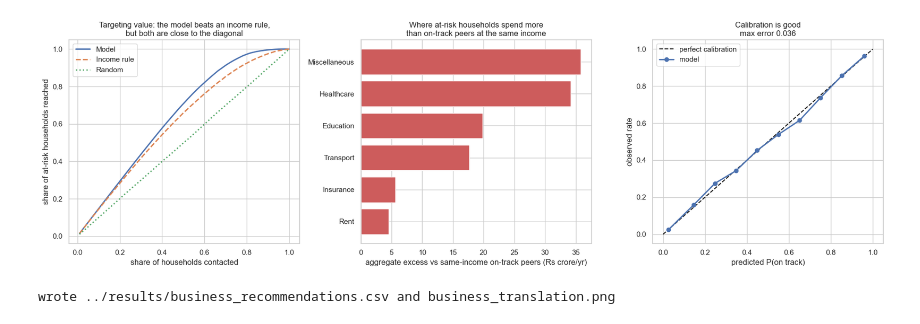
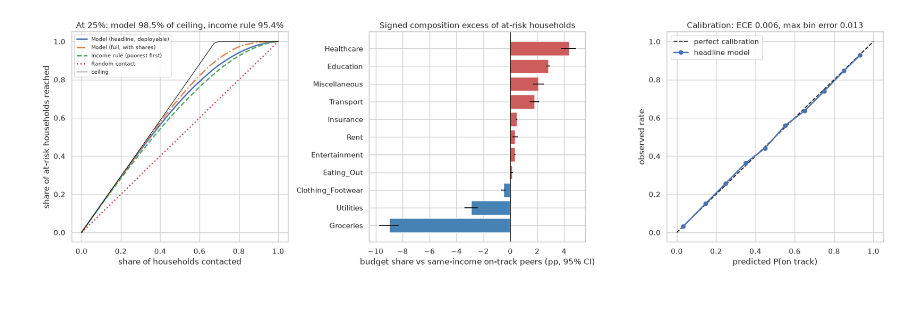
Before and after one commit to saint2706/savings-goal-classifier, a Jupyter notebook: notebooks/07_business_translation.ipynb, the cells around one changed output. Saved outputs shown, nothing was run; the diff lists cells and outputs as text; code cells hidden in the pictures.

```diff
--- a/notebooks/07_business_translation.ipynb
+++ b/notebooks/07_business_translation.ipynb
@@ -234,13 +0,0 @@ Other_Urban             0.8575  11410
-# %%
-# 3. The measurement caveat, quantified: how much of the at-risk group is an artifact
-#    of income under-reporting rather than genuine shortfall?
-implausible = df["Savings_Rate"] < -1.0     # spends more than 2x reported income
-print(f"households reporting consumption > 2x income: {implausible.sum():,} ({implausible.mean():.1%})")
-print(f"  of these, classified at-risk: {(df.loc[implausible, 'Goal_Met'] == 0).mean():.1%}")
-print(f"  they are {implausible.sum() / (1 - y).sum():.1%} of the entire at-risk group")
-
-print(f"{NL}Goal_Met rate at alternative thresholds (the 20% benchmark is a convention):")
-for t in [0.10, 0.20, 0.30]:
-    alt = (df["Savings_Rate"] >= t).astype(int)
-    print(f"  {t:.0%}: at-risk = {(1 - alt).mean():.1%}  "
-          f"(agreement with the 20% target: {(alt == y).mean():.3f})")
@@ -255,0 +198,6 @@ Goal_Met rate at alternative thresholds (the 20% benchmark is a convention):
+# %%
+implausible = df["Savings_Rate"] < -1.0
+print(f"consumption > 2x income: {implausible.mean():.1%} of households "
+      f"({weighted_mean(implausible, wt):.1%} weighted); {implausible.sum() / at_risk.sum():.1%} of the at-risk group")
+alt = {t: float((1 - (df["Savings_Rate"] >= t)).mean()) for t in (0.10, 0.20, 0.30)}
+print("at-risk share at alternative thresholds:", {f"{k:.0%}": round(v, 3) for k, v in alt.items()})
@@ -343,42 +301,33 @@ for i, r in enumerate(recs, 1):
 # %%
 fig, axes = plt.subplots(1, 3, figsize=(18, 5.5))
-
-# 1. Capture curve
 ax = axes[0]
-for name, score, style in [
-    ("Model", df["At_Risk_Score"], "-"),
-    ("Income rule", -df["INCOME"], "--"),
-    ("Random", pd.Series(np.random.default_rng(42).random(len(df)), index=df.index), ":"),
-]:
-    order = score.sort_values(ascending=False).index
-    frac = np.linspace(0.01, 1.0, 60)
-    cap = [at_risk.loc[order[: int(len(df) * f)]].sum() / n_at_risk for f in frac]
-    ax.plot(frac, cap, style, label=name, lw=2)
+frac = np.linspace(0, 1, 41)
+curves = read_result("business")["capture_curve"]
+for name, style in zip(SCORES, ["-", "-.", "--", ":"]):
+    ax.plot(frac, curves[name], style, lw=2, label=name)
+ax.plot(frac, np.minimum(1, frac / at_risk.mean()), color="black", lw=0.8, label="ceiling")
 ax.set_xlabel("share of households contacted")
 ax.set_ylabel("share of at-risk households reached")
-ax.set_title("Targeting value: the model beats an income rule,\nbut both are close to the diagonal")
-ax.legend()
-
-# 2. Excess spend vs peers
+ax.set_title(f"At 25%: model {c25.loc[H, 'pct_of_ceiling']:.1%} of ceiling, "
+             f"income rule {c25.loc[INC, 'pct_of_ceiling']:.1%}")
+ax.legend(fontsize=8)
 ax = axes[1]
-top = summary.head(6).sort_values("aggregate excess (Rs crore/yr)")
-ax.barh(top.index, top["aggregate excess (Rs crore/yr)"], color="indianred")
-ax.set_xlabel("aggregate excess vs same-income on-track peers (Rs crore/yr)")
-ax.set_title("Where at-risk households spend more\nthan on-track peers at the same income")
-
-# 3. Calibration
+t = tbl.sort_values("mean excess share (pp)")
+ax.barh(t.index, t["mean excess share (pp)"], xerr=[t["mean excess share (pp)"] - t["share CI low"],
+        t["share CI high"] - t["mean excess share (pp)"]],
+        color=np.where(t["mean excess share (pp)"] > 0, "indianred", "steelblue"))
+ax.axvline(0, color="black", lw=0.8)
+ax.set_xlabel("budget share vs same-income on-track peers (pp, 95% CI)")
+ax.set_title("Signed composition excess of at-risk households")
 ax = axes[2]
 ax.plot([0, 1], [0, 1], "k--", label="perfect calibration")
-ax.plot(cal["predicted"], cal["actual"], marker="o", lw=2, label="model")
+ax.plot(cal["predicted"], cal["actual"], marker="o", lw=2, label="headline model")
 ax.set_xlabel("predicted P(on track)")
 ax.set_ylabel("observed rate")
-ax.set_title(f"Calibration is good\nmax error {cal['error'].abs().max():.3f}")
+ax.set_title(f"Calibration: ECE {ece['deployable']:.3f}, max bin error {cal['error'].abs().max():.3f}")
 ax.legend()
-
 plt.tight_layout()
-plt.savefig("../results/business_translation.png", dpi=150, bbox_inches="tight")
+plt.savefig(C.RESULTS / "business_translation.png", dpi=150, bbox_inches="tight")
 plt.show()
-print("wrote ../results/business_recommendations.csv and business_translation.png")
 # %% [output]
-[figure, old version]
+[figure, new version]
-wrote ../results/business_recommendations.csv and business_translation.png
```
Also changed, not shown: parts of 24 cells of this notebook, 42 other files.
